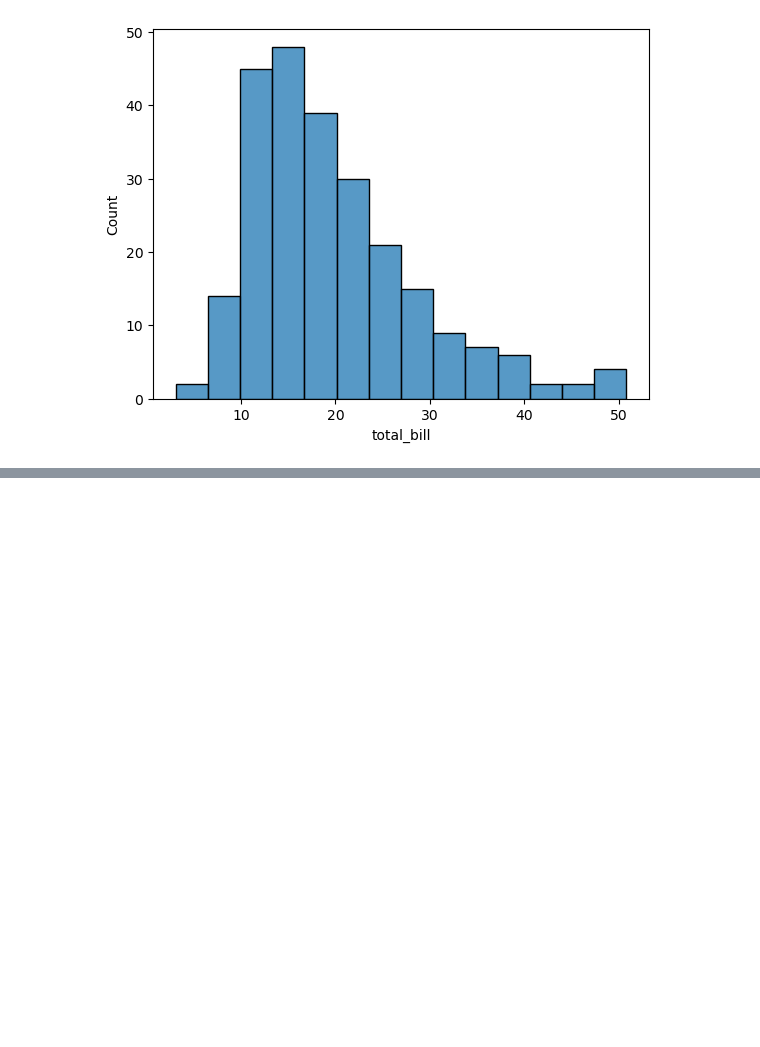
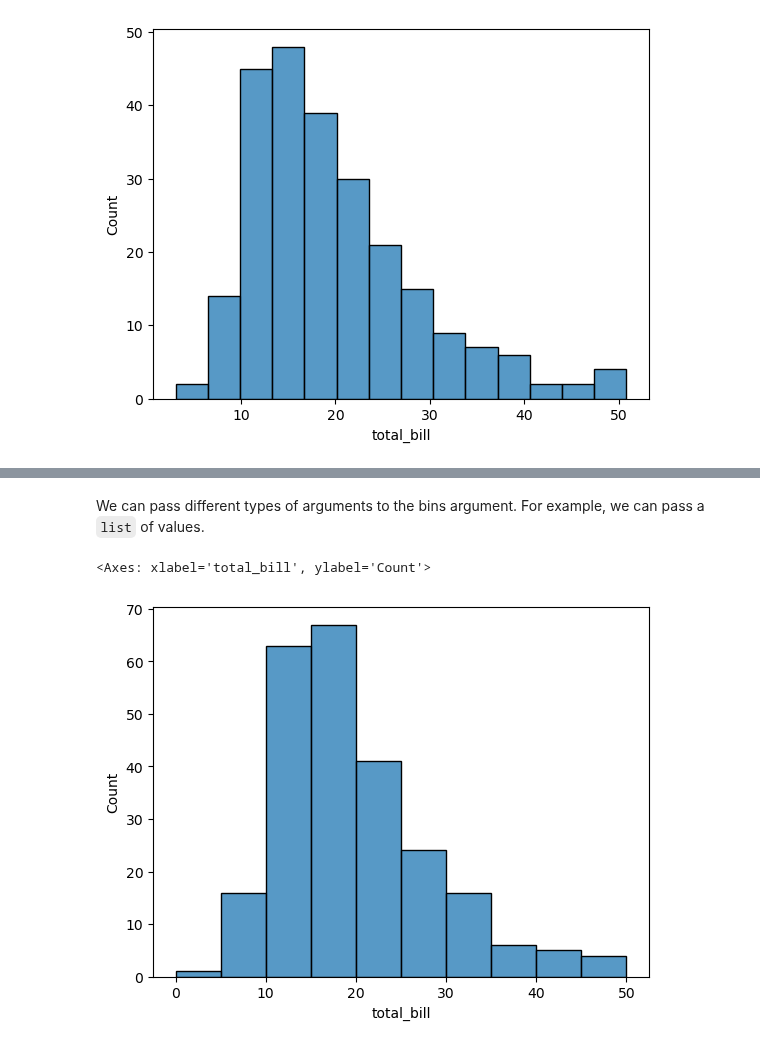
Before and after one commit to RishatTalukder/Machine-Learning-Zero-to-Hero, a Jupyter notebook: 5_Seaborn/11_Data_Visualization_with_Seaborn.ipynb, the cells around one changed output, grey strips where cells are left out. Drawn from its saved outputs; the diff is of its cells as text; code cells hidden in the pictures; blank space fills up the shorter version.

```diff
--- a/5_Seaborn/11_Data_Visualization_with_Seaborn.ipynb
+++ b/5_Seaborn/11_Data_Visualization_with_Seaborn.ipynb
@@ -133,0 +136,8 @@ Text(0, 0.5, 'Count')
+# %% [markdown]
+We can pass different types of arguments to the bins argument. For example, we can pass a `list` of values.
+# %%
+bins = [0, 5, 10, 15, 20, 25, 30, 35, 40, 45, 50]
+sns.histplot(data=data, x='total_bill', bins=bins)
+# %% [output]
+<Axes: xlabel='total_bill', ylabel='Count'>
+[figure, added]
```
Also changed, not shown: parts of 40 cells of this notebook, 4 other files.
